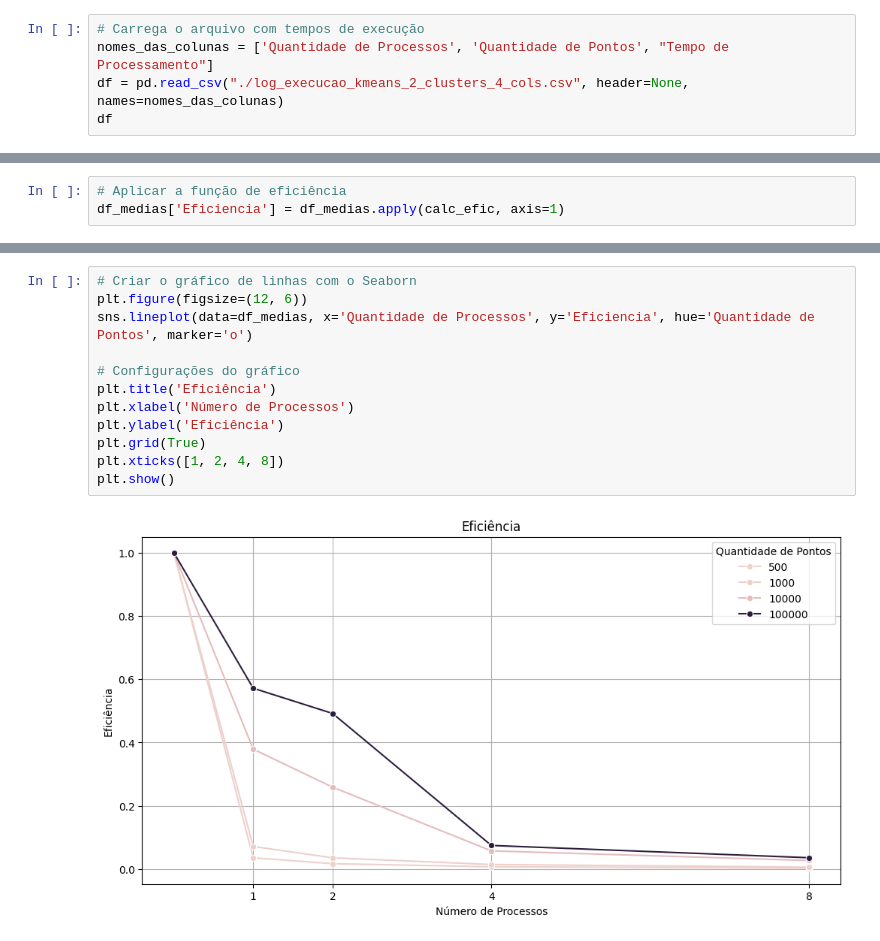
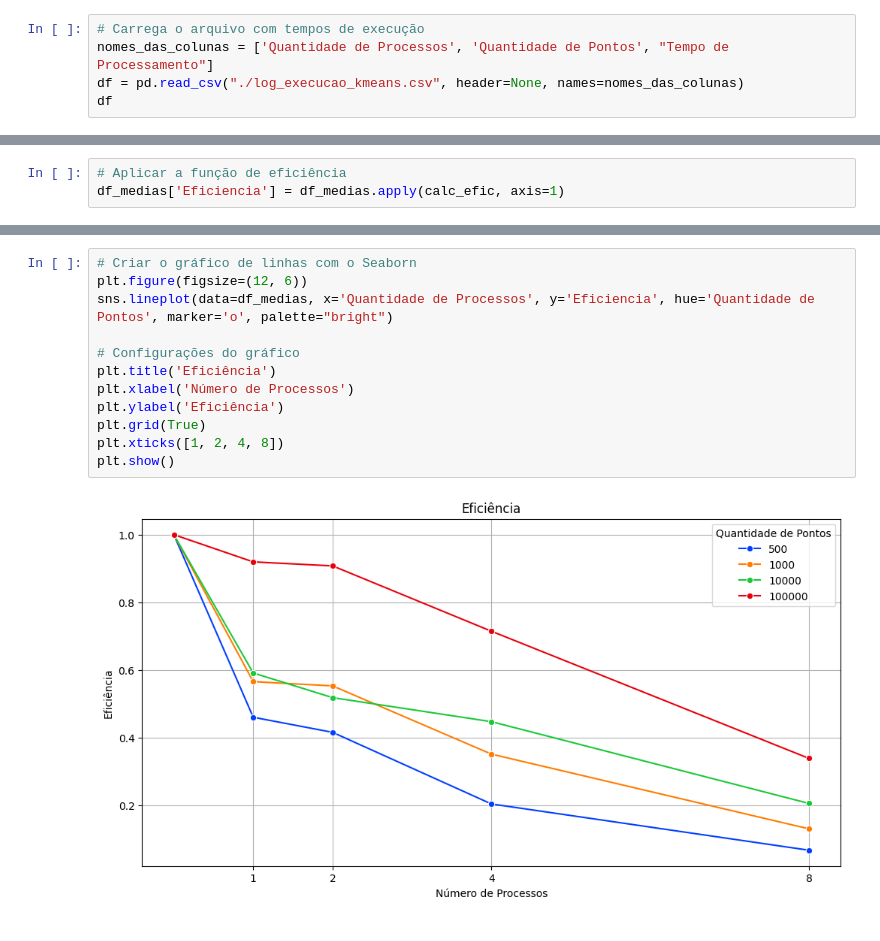
Before and after one commit to Igor-dJS/k-means_concorrente, a Jupyter notebook: logs/analise_log_execucao_kmeans.ipynb, the cells around one changed output, grey strips where cells are left out. Drawn from its saved outputs; the diff is of its cells as text.

```diff
--- a/logs/analise_log_execucao_kmeans.ipynb
+++ b/logs/analise_log_execucao_kmeans.ipynb
@@ -19,7 +17,7 @@ import matplotlib.pyplot as plt
 # %%
 # Carrega o arquivo com tempos de execução
 nomes_das_colunas = ['Quantidade de Processos', 'Quantidade de Pontos', "Tempo de Processamento"]
-df = pd.read_csv("./log_execucao_kmeans_2_clusters_4_cols.csv", header=None, names=nomes_das_colunas)
+df = pd.read_csv("./log_execucao_kmeans.csv", header=None, names=nomes_das_colunas)
 df
 # %% [output]
 |  | Quantidade de Processos | Quantidade de Pontos | Tempo de Processamento |
@@ -122,14 +141,14 @@ df_medias['Eficiencia'] = df_medias.apply(calc_efic, axis=1)
 # %%
 # Criar o gráfico de linhas com o Seaborn
 plt.figure(figsize=(12, 6))
-sns.lineplot(data=df_medias, x='Quantidade de Processos', y='Eficiencia', hue='Quantidade de Pontos', marker='o')
+sns.lineplot(data=df_medias, x='Quantidade de Processos', y='Eficiencia', hue='Quantidade de Pontos', marker='o', palette="bright")
 
 # Configurações do gráfico
 plt.title('Eficiência')
 plt.xlabel('Número de Processos')
 plt.ylabel('Eficiência')
 plt.grid(True)
 plt.xticks([1, 2, 4, 8])
 plt.show()
 # %% [output]
-[figure, old version]
+[figure, new version]
```
Also changed, not shown: parts of 8 cells of this notebook, 27 other files.
